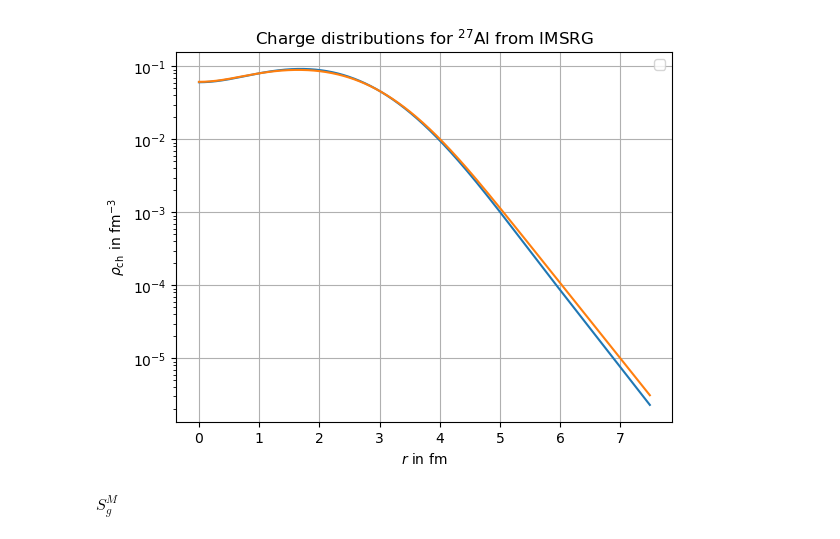
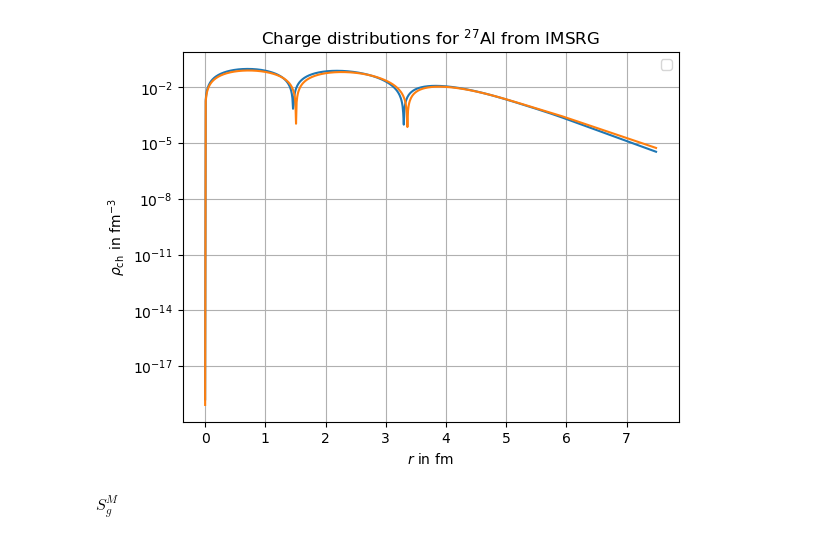
Before and after one commit to akotarel/phasr, a Jupyter notebook: docs/examples/Sub_Overlap_integrals.ipynb, the cells around one changed output. Saved outputs shown, nothing was run; the diff lists cells and outputs as text; code cells hidden in the pictures.

```diff
--- a/docs/examples/Sub_Overlap_integrals.ipynb
+++ b/docs/examples/Sub_Overlap_integrals.ipynb
@@ -230,20 +258,20 @@ data loaded from  ./tmp/nucleus_splines/electric_potential_Al27_ab_initio_n2losa
 # %%
 # Test if continuation of densities is smooth to high r.
 r=np.arange(0,6+1.5,0.01)
 for key in AI_dict:
     key_nucleus = AI_dict[key]['atom']
-    response=key_nucleus.rhoM0p
+    response=key_nucleus.rho2dotDelta1p
     plt.plot(r,np.abs(response(r)))
 plt.title('Charge distributions for $^{27}$Al from IMSRG')
 plt.xlabel(r'$r$ in fm')
 plt.ylabel(r'$\rho_{\operatorname{ch}}$ in fm$^{-3}$')
 plt.grid()
 plt.yscale('log')
 #plt.xlim(0,8)
 plt.legend()
 plt.show()
 # %% [output]
-[figure, old version]
+[figure, new version]
 # %%
 # Iterate over nuclear structure model
 for AI_model in AI_dict:
```
Also changed, not shown: parts of 14 cells of this notebook, 23 other files.
